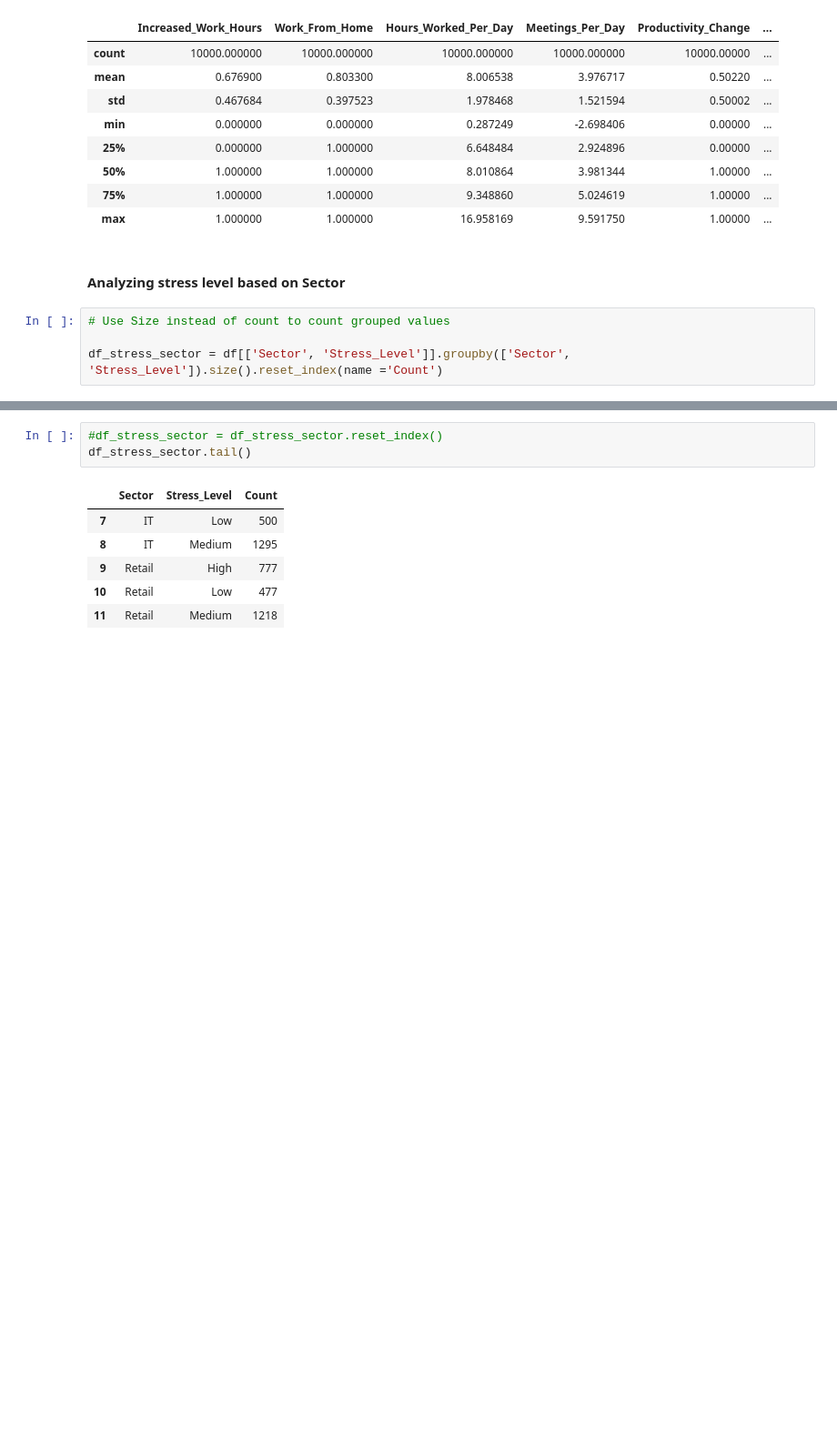
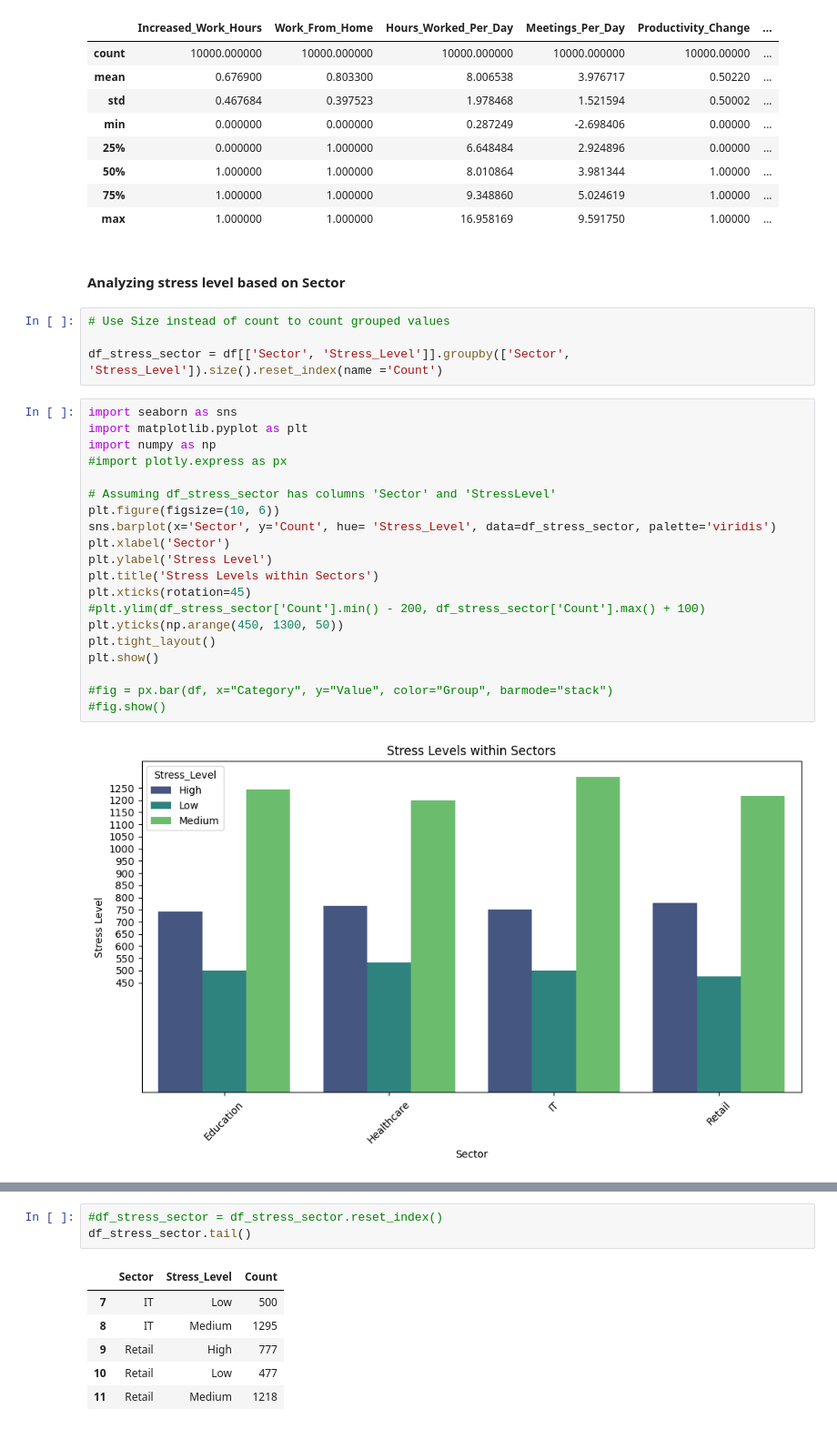
Before and after one commit to shankverma/Python, a Jupyter notebook: corona_analysis.ipynb, the cells around one changed output, grey strips where cells are left out. Shown at 91% size. Drawn from its saved outputs; the diff is of its cells as text; blank space fills up the shorter version.

Commit message:
updated plot for covid stress levels by sector

```diff
--- a/corona_analysis.ipynb
+++ b/corona_analysis.ipynb
@@ -164,3 +164,25 @@ df.describe()
 # Use Size instead of count to count grouped values
 
 df_stress_sector = df[['Sector', 'Stress_Level']].groupby(['Sector', 'Stress_Level']).size().reset_index(name ='Count')
+# %%
+import seaborn as sns
+import matplotlib.pyplot as plt
+import numpy as np
+#import plotly.express as px
+
+# Assuming df_stress_sector has columns 'Sector' and 'StressLevel'
+plt.figure(figsize=(10, 6))
+sns.barplot(x='Sector', y='Count', hue= 'Stress_Level', data=df_stress_sector, palette='viridis')
+plt.xlabel('Sector')
+plt.ylabel('Stress Level')
+plt.title('Stress Levels within Sectors')
+plt.xticks(rotation=45)
+#plt.ylim(df_stress_sector['Count'].min() - 200, df_stress_sector['Count'].max() + 100)
+plt.yticks(np.arange(450, 1300, 50))
+plt.tight_layout()
+plt.show()
+
+#fig = px.bar(df, x="Category", y="Value", color="Group", barmode="stack")
+#fig.show()
+# %% [output]
+[figure, added]
```
Also changed, not shown: parts of 2 cells of this notebook.
